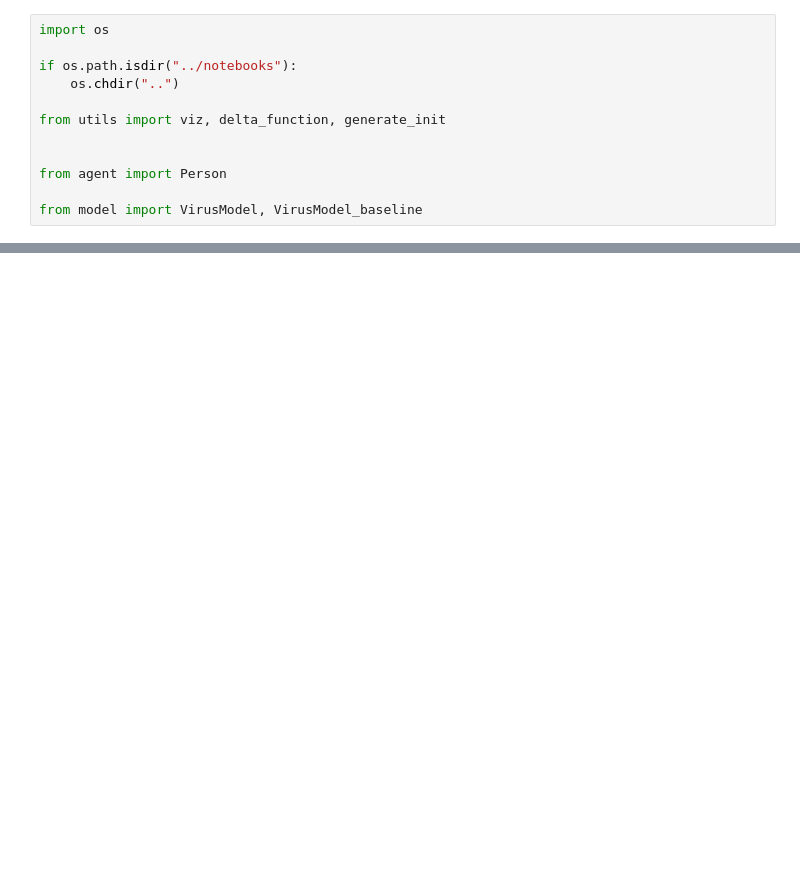
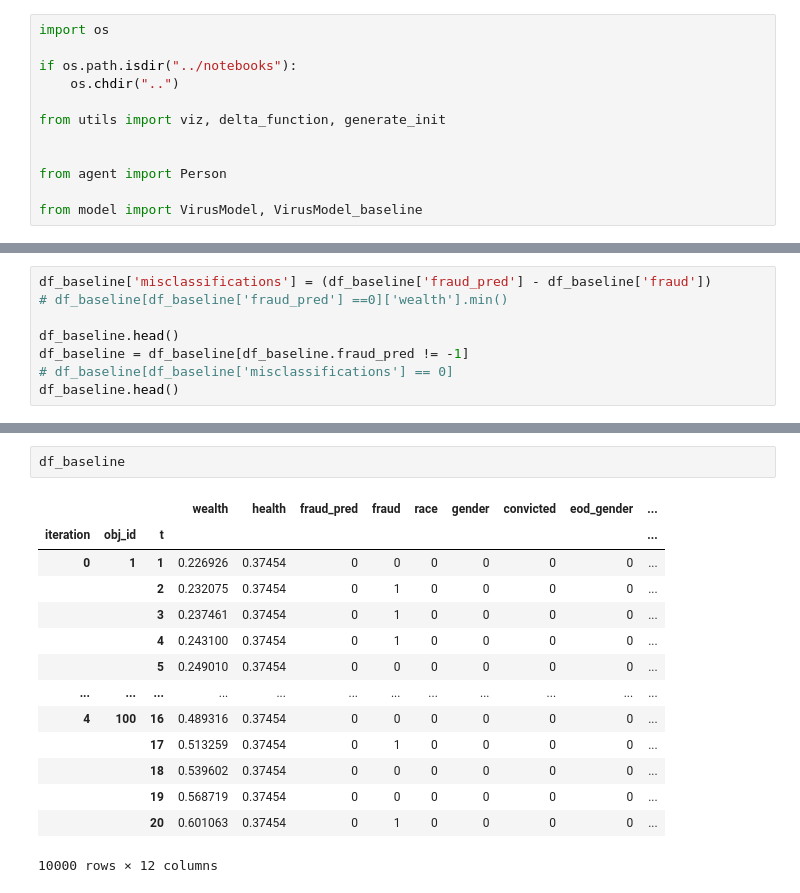
Before and after one commit to Le-Ty/abm_dm_impact, a Jupyter notebook: basic/notebooks/metrics.ipynb, the cells around one changed output, grey strips where cells are left out. Cells and saved outputs as stored; diff of their text form; blank space fills up the shorter version.

```diff
--- a/basic/notebooks/metrics.ipynb
+++ b/basic/notebooks/metrics.ipynb
@@ -34,0 +189,8 @@ demographic_parity_difference( y_true=y_true, y_pred=y_true, sensitive_features=
+# %%
+df_baseline['misclassifications'] = (df_baseline['fraud_pred'] - df_baseline['fraud'])
+# df_baseline[df_baseline['fraud_pred'] ==0]['wealth'].min()
+
+df_baseline.head()
+df_baseline = df_baseline[df_baseline.fraud_pred != -1]
+# df_baseline[df_baseline['misclassifications'] == 0]
+df_baseline.head()
@@ -34,0 +223,17 @@ demographic_parity_difference( y_true=y_true, y_pred=y_true, sensitive_features=
+# %%
+df_baseline
+# %% [output]
+|  |  |  | wealth | health | fraud_pred | fraud | race | gender | convicted | eod_gender | ... |
+| iteration | obj_id | t |  |  |  |  |  |  |  |  | ... |
+| 0 | 1 | 1 | 0.226926 | 0.37454 | 0 | 0 | 0 | 0 | 0 | 0 | ... |
+|  |  | 2 | 0.232075 | 0.37454 | 0 | 1 | 0 | 0 | 0 | 0 | ... |
+|  |  | 3 | 0.237461 | 0.37454 | 0 | 1 | 0 | 0 | 0 | 0 | ... |
+|  |  | 4 | 0.243100 | 0.37454 | 0 | 1 | 0 | 0 | 0 | 0 | ... |
+|  |  | 5 | 0.249010 | 0.37454 | 0 | 0 | 0 | 0 | 0 | 0 | ... |
+| ... | ... | ... | ... | ... | ... | ... | ... | ... | ... | ... | ... |
+| 4 | 100 | 16 | 0.489316 | 0.37454 | 0 | 0 | 0 | 0 | 0 | 0 | ... |
+|  |  | 17 | 0.513259 | 0.37454 | 0 | 1 | 0 | 0 | 0 | 0 | ... |
+|  |  | 18 | 0.539602 | 0.37454 | 0 | 0 | 0 | 0 | 0 | 0 | ... |
+|  |  | 19 | 0.568719 | 0.37454 | 0 | 0 | 0 | 0 | 0 | 0 | ... |
+|  |  | 20 | 0.601063 | 0.37454 | 0 | 1 | 0 | 0 | 0 | 0 | ... |
+10000 rows × 12 columns
```
Also changed, not shown: parts of 16 cells of this notebook, 5 other files.
